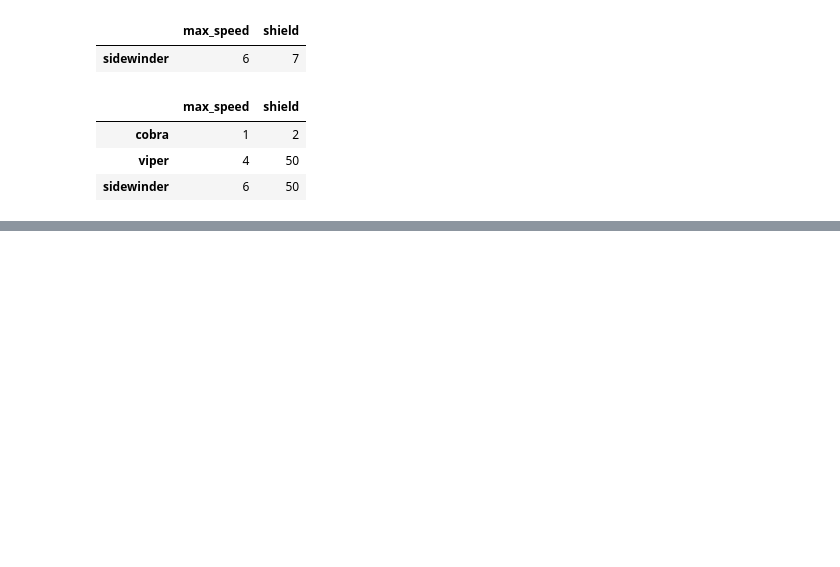
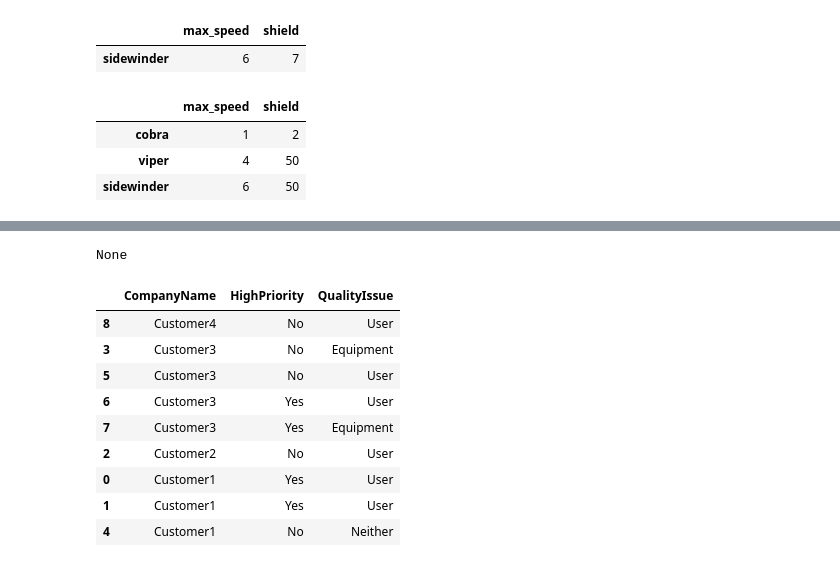
Before and after one commit to ulrikSebastienR/2021-Basic-Python, a Jupyter notebook: Operations_on_DataFrame.ipynb, the cells around one changed output, grey strips where cells are left out. Saved outputs shown, nothing was run; the diff lists cells and outputs as text; code cells hidden in the pictures; blank space fills up the shorter version.

```diff
--- a/Operations_on_DataFrame.ipynb
+++ b/Operations_on_DataFrame.ipynb
@@ -209,0 +244,15 @@ df
+# %%
+print(df.sort_values(by='CompanyName', ascending=False,inplace=True))
+df
+# %% [output]
+None
+|  | CompanyName | HighPriority | QualityIssue |
+| 8 | Customer4 | No | User |
+| 3 | Customer3 | No | Equipment |
+| 5 | Customer3 | No | User |
+| 6 | Customer3 | Yes | User |
+| 7 | Customer3 | Yes | Equipment |
+| 2 | Customer2 | No | User |
+| 0 | Customer1 | Yes | User |
+| 1 | Customer1 | Yes | User |
+| 4 | Customer1 | No | Neither |
```
Also changed, not shown: parts of 9 cells of this notebook.
